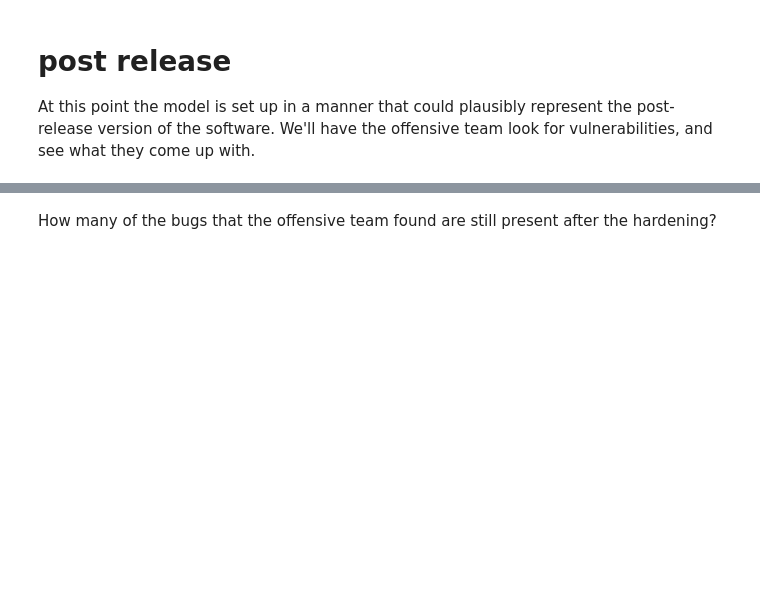
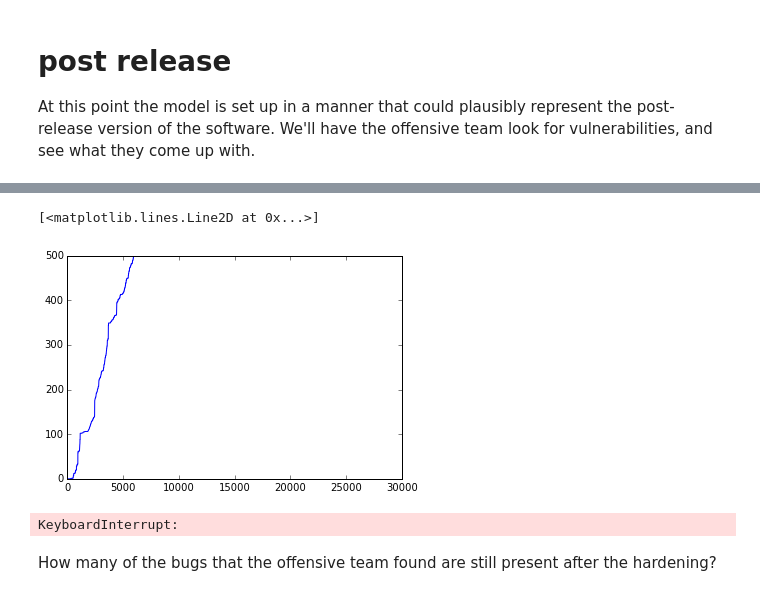
Before and after one commit to JamesPHoughton/circlesquare, a Jupyter notebook: Replicate Fuzzing Experiment.ipynb, the cells around one changed output, grey strips where cells are left out. Drawn from its saved outputs; the diff is of its cells as text; code cells hidden in the pictures; blank space fills up the shorter version.

```diff
--- a/Replicate Fuzzing Experiment.ipynb
+++ b/Replicate Fuzzing Experiment.ipynb
@@ -98,0 +123,4 @@ defense.harden(50)
+# %%
+data = pd.read_csv('plot_data.csv', skipinitialspace=True)
+print data.size
+data.head()
@@ -99,3 +144,18 @@ defense.harden(50)
+# %%
+plt.plot(data['paths_total'], data['unique_hangs'])
+# %% [output]
+[<matplotlib.lines.Line2D at 0x...>]
+[figure, added]
+# %%
+offensive_discoveries = []
+for i in range(3):
+    discoveries = offense.seek(25)
+    offensive_discoveries.append(set(discoveries[discoveries==True]))
+    defense.harden(25)
+    defense.update()
+    offense.update()
+# %% [output]
+KeyboardInterrupt:
 # %% [markdown]
 How many of the bugs that the offensive team found are still present after the hardening?
 # %%
```
Also changed, not shown: parts of 25 cells of this notebook, 3 other files.
